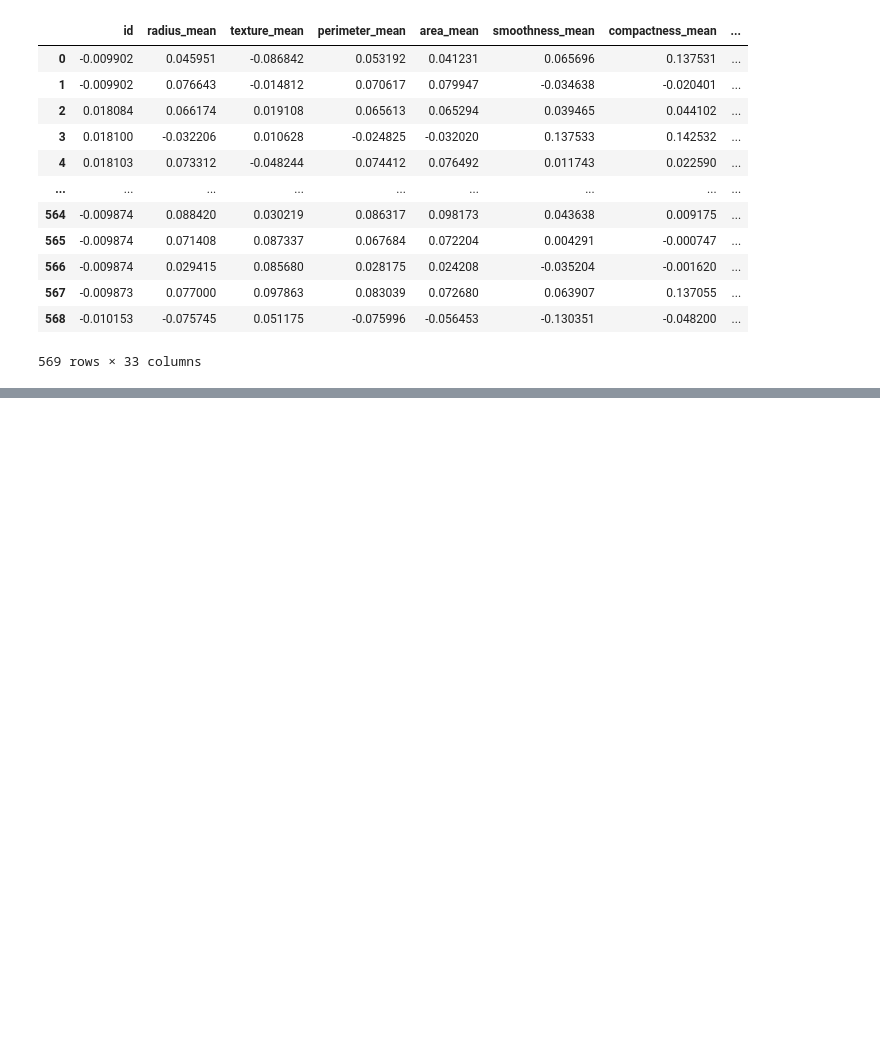
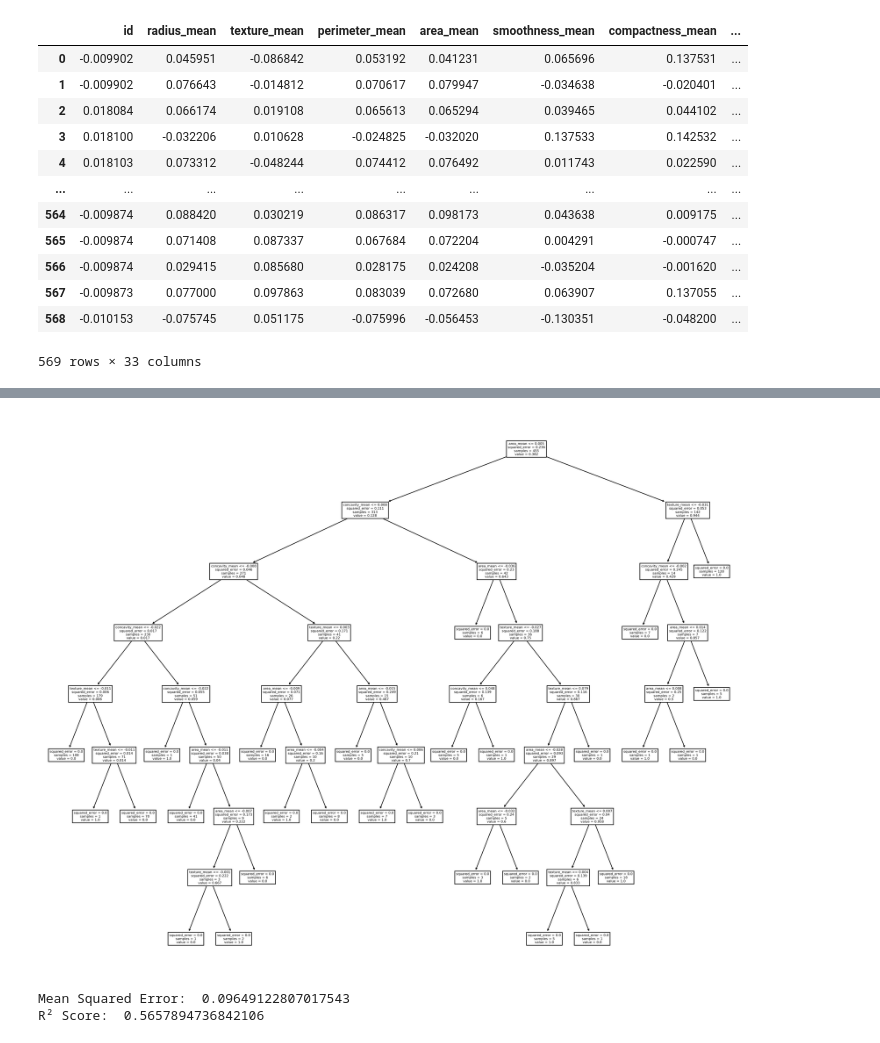
Before and after one commit to Forge23/inegi_explore, a Jupyter notebook: notebooks/cancer.ipynb, the cells around one changed output, grey strips where cells are left out. Drawn from its saved outputs; the diff is of its cells as text; code cells hidden in the pictures; blank space fills up the shorter version.

```diff
--- a/notebooks/cancer.ipynb
+++ b/notebooks/cancer.ipynb
@@ -113,0 +118,23 @@ weighted avg       0.93      0.93      0.93       171
+# %%
+training_data, test_data = proc.split_data(norm_dataset, 0.8)
+training_input = training_data[['texture_mean','area_mean','concavity_mean']]
+training_output = training_data['diagnosis_num']
+
+model = proc.regression_tree(training_input, training_output, 3)
+# %%
+test_input = test_data[['texture_mean','area_mean','concavity_mean']]
+test_output = test_data['diagnosis_num']
+
+test_predictions = proc.test_predictions(model, test_input, 3)
+# %%
+visu.plot_model_tree(model, ['texture_mean','area_mean','concavity_mean'])
+MSE = proc.get_mean_squared_error(test_output,
+                                  test_predictions)
+print("Mean Squared Error: ", MSE)
+R2 = proc.get_coefficient_determination(test_output,
+                                        test_predictions)
+print("R² Score: ", R2)
+# %% [output]
+[figure, added]
+Mean Squared Error:  0.09649122807017543
+R² Score:  0.5657894736842106
```
Also changed, not shown: parts of 3 cells of this notebook, 2 other files.
